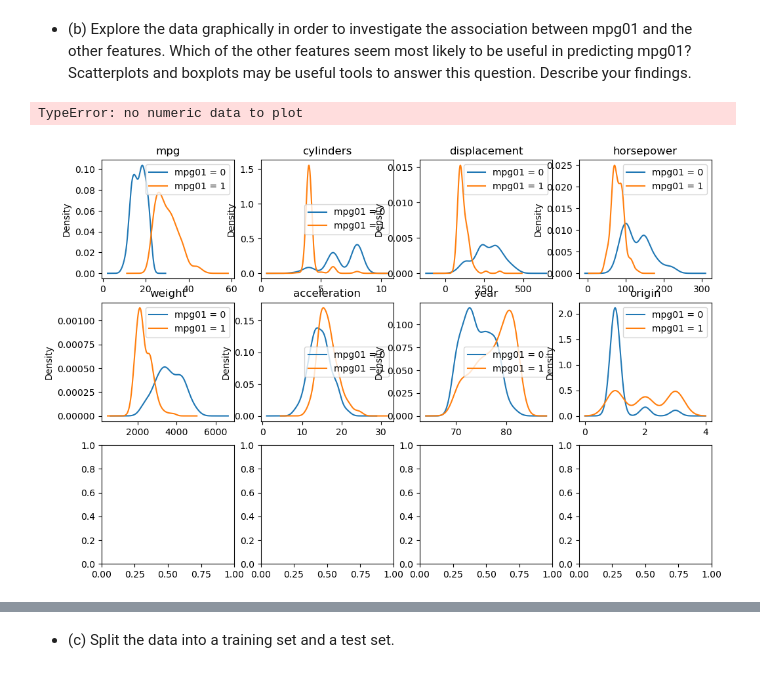
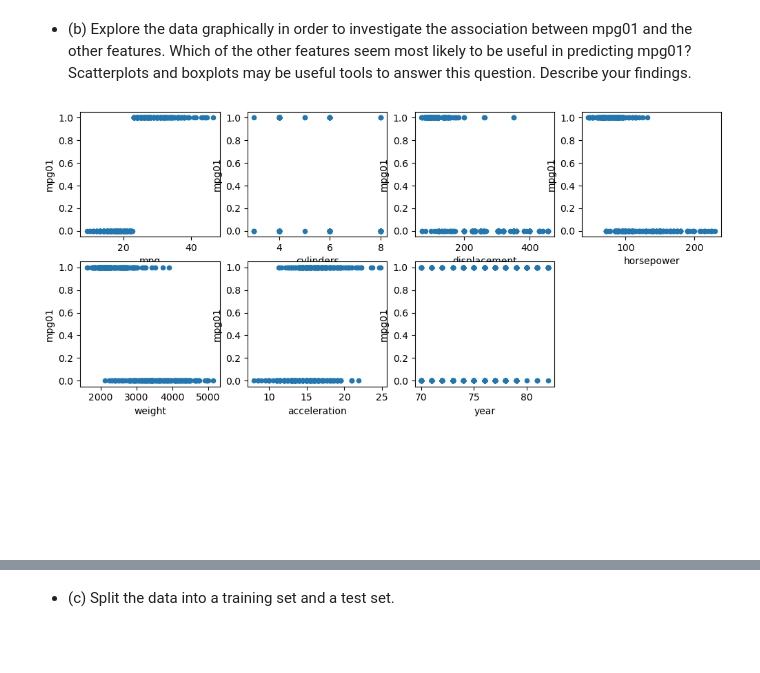
Before and after one commit to cake-dev/AdvDataScience, a Jupyter notebook: ch4hw.ipynb, the cells around one changed output, grey strips where cells are left out. Saved outputs shown, nothing was run; the diff lists cells and outputs as text; code cells hidden in the pictures; blank space fills up the shorter version.

```diff
--- a/ch4hw.ipynb
+++ b/ch4hw.ipynb
@@ -356,16 +359,12 @@ auto_data
 - (b) Explore the data graphically in order to investigate the association between mpg01 and the other features. Which of the other
 features seem most likely to be useful in predicting mpg01? Scatterplots and boxplots may be useful tools to answer this question. Describe your findings.
 # %%
-#  Explore the data graphically in order to investigate the association between mpg01 and the other features. Which of the other
-# features seem most likely to be useful in predicting mpg01?
-
 # plot relation of mpg01 with other features
-fig, axes = subplots(3, 4, figsize=(12, 12))
+fig, axes = subplots(3, 4, figsize=(12, 8))
 for i, ax in enumerate(axes.flat):
     if i < 7:
         auto_data.plot.scatter(x=auto_data.columns[i], y='mpg01', ax=ax, legend=False)
     else:
         ax.axis('off')
 # %% [output]
-TypeError: no numeric data to plot
-[figure, old version]
+[figure, new version]
```
Also changed, not shown: parts of 13 cells of this notebook, 1 other file.
